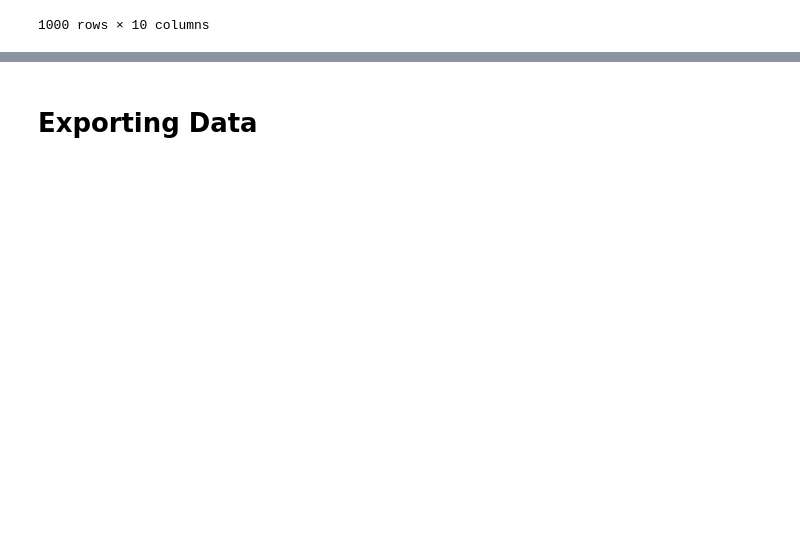
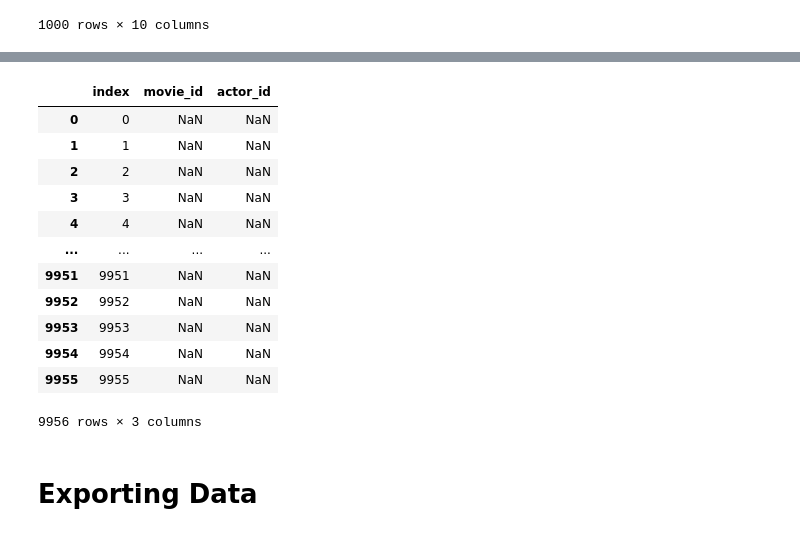
Before and after one commit to Costa-LG/Movies-Data-Analysis, a Jupyter notebook: Cleaning_Data.ipynb, the cells around one changed output, grey strips where cells are left out. Drawn from its saved outputs; the diff is of its cells as text; code cells hidden in the pictures; blank space fills up the shorter version.

```diff
--- a/Cleaning_Data.ipynb
+++ b/Cleaning_Data.ipynb
@@ -235,2 +282,21 @@ df["Star1"].unique()
+# %%
+acted = pd.DataFrame(data = acted, columns = ["index_y", "index_x"])
+acted.columns = ["movie_id", "actor_id"]
+acted.reset_index(inplace = True)
+acted
+# %% [output]
+|  | index | movie_id | actor_id |
+| 0 | 0 | NaN | NaN |
+| 1 | 1 | NaN | NaN |
+| 2 | 2 | NaN | NaN |
+| 3 | 3 | NaN | NaN |
+| 4 | 4 | NaN | NaN |
+| ... | ... | ... | ... |
+| 9951 | 9951 | NaN | NaN |
+| 9952 | 9952 | NaN | NaN |
+| 9953 | 9953 | NaN | NaN |
+| 9954 | 9954 | NaN | NaN |
+| 9955 | 9955 | NaN | NaN |
+9956 rows × 3 columns
 # %% [markdown]
 # Exporting Data
```
Also changed, not shown: parts of 16 cells of this notebook.
